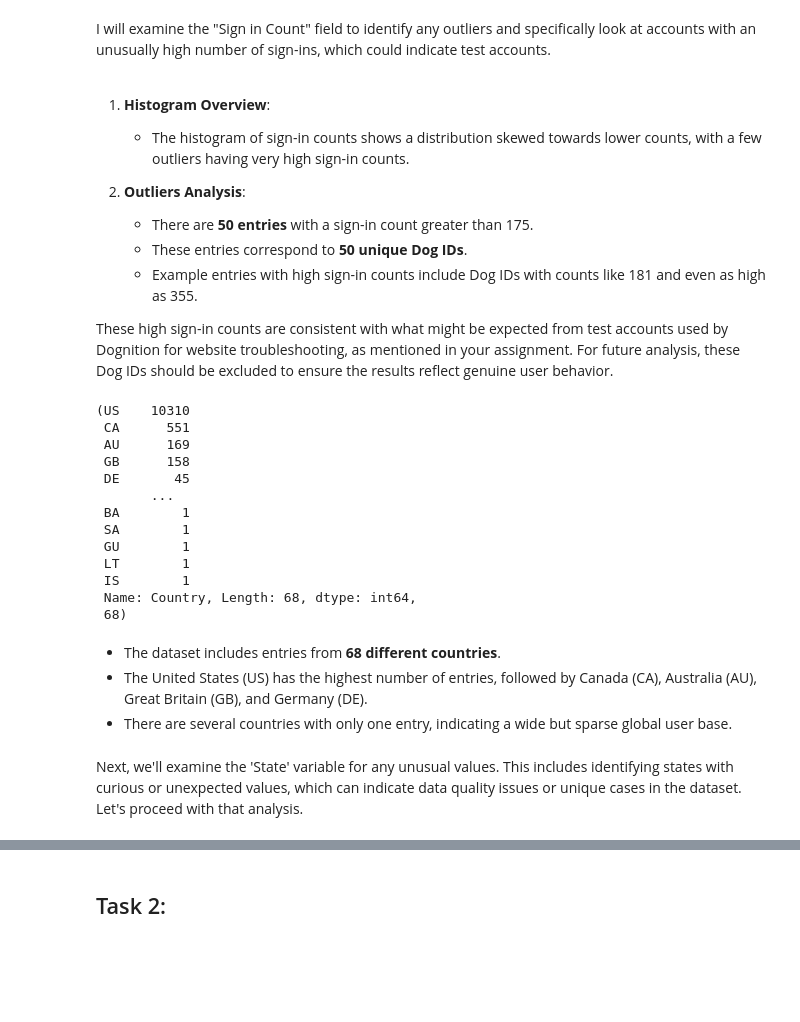
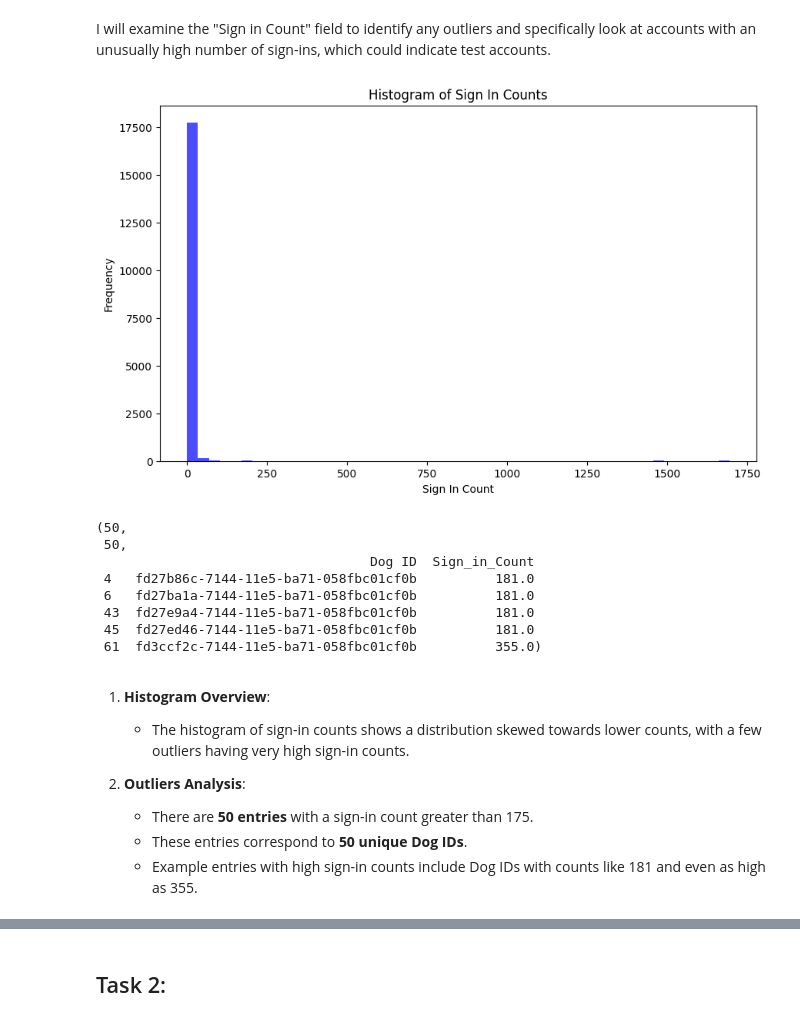
Before and after one commit to peyman886/Data_Visualization, a Jupyter notebook: HW4/Visualization_HW4.ipynb, the cells around one changed output, grey strips where cells are left out. Cells and saved outputs as stored; diff of their text form; code cells hidden in the pictures; blank space fills up the shorter version.

```diff
--- a/HW4/Visualization_HW4.ipynb
+++ b/HW4/Visualization_HW4.ipynb
@@ -92,25 +112,35 @@ I will examine the "Sign in Count" field to identify any outliers and specifical
 # %%
 import matplotlib.pyplot as plt
 
 # Analyzing Sign in Count for outliers
-signin_counts = dognition_data['Sign In Count']
+signin_counts = dognition_data['Sign_in_Count']
 
-# Plotting a histogram for a better visual understanding
+# Plotting a histogram for Sign_in_Count
 plt.figure(figsize=(10, 6))
 plt.hist(signin_counts, bins=50, color='blue', alpha=0.7)
 plt.xlabel('Sign In Count')
 plt.ylabel('Frequency')
 plt.title('Histogram of Sign In Counts')
 plt.show()
 
 # Identifying potential outliers (e.g., Sign In Count greater than 175)
 outlier_threshold = 175
-outlier_signins = dognition_data[dognition_data['Sign In Count'] > outlier_threshold]
+outlier_signins = dognition_data[dognition_data['Sign_in_Count'] > outlier_threshold]
 
 outlier_signins_count = outlier_signins.shape[0]
 outlier_dog_ids = outlier_signins['Dog ID'].nunique()
 
-outlier_signins_count, outlier_dog_ids, outlier_signins[['Dog ID', 'Sign In Count']].head()
+outlier_signins_count, outlier_dog_ids, outlier_signins[['Dog ID', 'Sign_in_Count']].head()
+# %% [output]
+[figure, added]
+(50,
+ 50,
+                                   Dog ID  Sign_in_Count
+ 4   fd27b86c-7144-11e5-ba71-058fbc01cf0b          181.0
+ 6   fd27ba1a-7144-11e5-ba71-058fbc01cf0b          181.0
+ 43  fd27e9a4-7144-11e5-ba71-058fbc01cf0b          181.0
+ 45  fd27ed46-7144-11e5-ba71-058fbc01cf0b          181.0
+ 61  fd3ccf2c-7144-11e5-ba71-058fbc01cf0b          355.0)
 # %% [markdown]
 1. **Histogram Overview**:
    - The histogram of sign-in counts shows a distribution skewed towards lower counts, with a few outliers having very high sign-in counts.
@@ -119,32 +149,3 @@ outlier_signins_count, outlier_dog_ids, outlier_signins[['Dog ID', 'Sign In Coun
    - There are **50 entries** with a sign-in count greater than 175.
    - These entries correspond to **50 unique Dog IDs**.
    - Example entries with high sign-in counts include Dog IDs with counts like 181 and even as high as 355.
-
-These high sign-in counts are consistent with what might be expected from test accounts used by Dognition for website troubleshooting, as mentioned in your assignment. For future analysis, these Dog IDs should be excluded to ensure the results reflect genuine user behavior.
-# %%
-# Analyzing the Country variable
-country_counts = dognition_data['Country'].value_counts()
-
-# Display the count of each unique country and the total number of countries
-total_countries = country_counts.size
-country_counts, total_countries
-# %% [output]
-(US    10310
- CA      551
- AU      169
- GB      158
- DE       45
-       ...
- BA        1
- SA        1
- GU        1
- LT        1
- IS        1
- Name: Country, Length: 68, dtype: int64,
- 68)
-# %% [markdown]
-- The dataset includes entries from **68 different countries**.
-- The United States (US) has the highest number of entries, followed by Canada (CA), Australia (AU), Great Britain (GB), and Germany (DE).
-- There are several countries with only one entry, indicating a wide but sparse global user base.
-# %% [markdown]
-Next, we'll examine the 'State' variable for any unusual values. This includes identifying states with curious or unexpected values, which can indicate data quality issues or unique cases in the dataset. Let's proceed with that analysis.
```
Also changed, not shown: parts of 3 cells of this notebook.
